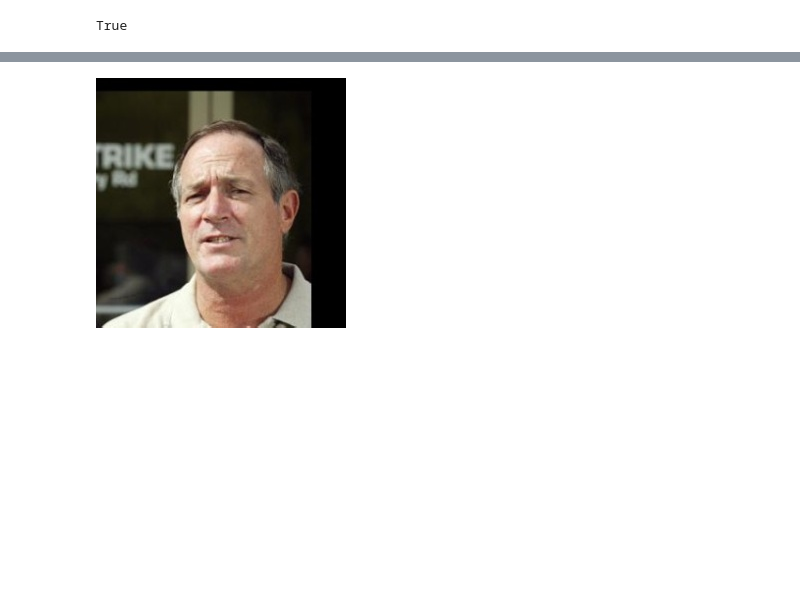
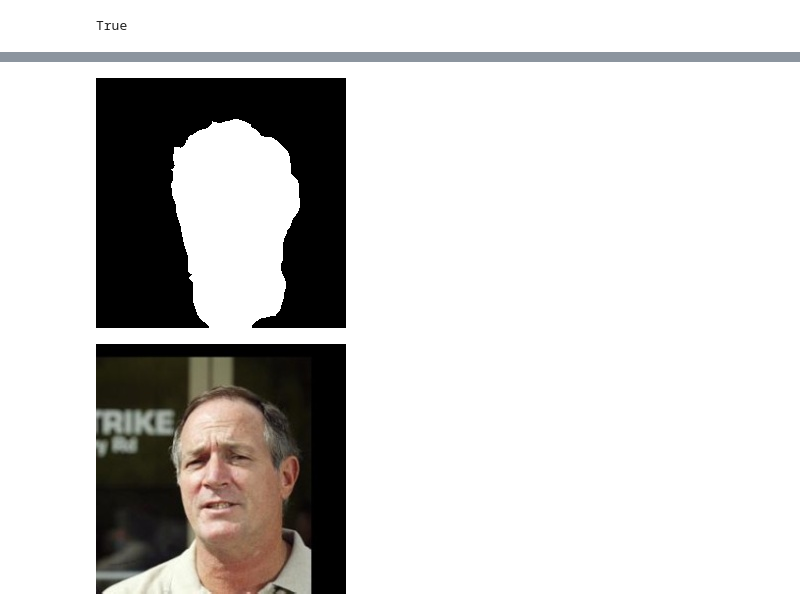
Before and after one commit to nicolenair/fine-tune-MaskRcnn, a Jupyter notebook: data_preprocess_from_masks.ipynb, the cells around one changed output, grey strips where cells are left out. Drawn from its saved outputs; the diff is of its cells as text; code cells hidden in the pictures; blank space fills up the shorter version.

```diff
--- a/data_preprocess_from_masks.ipynb
+++ b/data_preprocess_from_masks.ipynb
@@ -43,3 +30,16 @@ array([[[255,   0,   0],
+# %%
+import re
+mask2  = cv2.cvtColor(mask1, cv2.COLOR_BGR2GRAY)
+for i in range(len(mask2)):
+  for e in range(len(mask2[i])):
+    if mask2[i][e]==29:
+      mask2[i][e]=0
+    else:
+      mask2[i][e]=255
+# %%
+cv2_imshow(mask2)
+# %% [output]
+[figure, added]
 # %%
 image = cv2.imread("lfw_funneled/Bob_Krueger/Bob_Krueger_0001.jpg")
 cv2_imshow(image)
```
Also changed, not shown: parts of 8 cells of this notebook.
